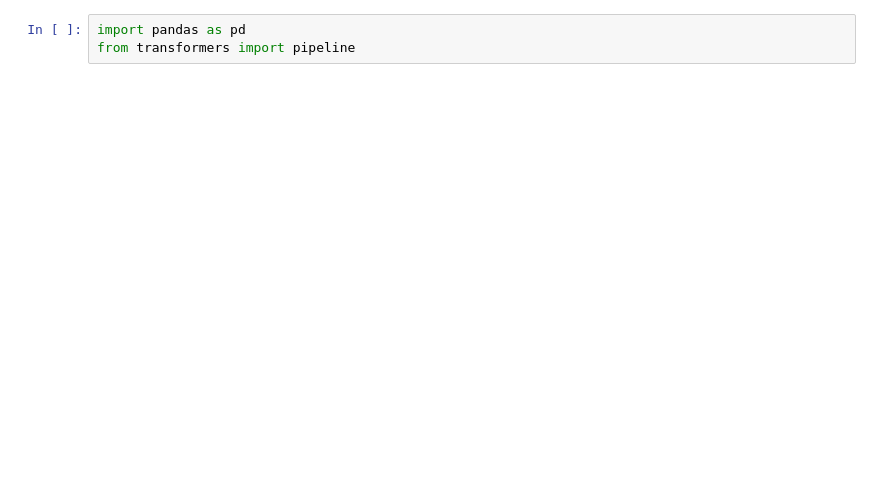
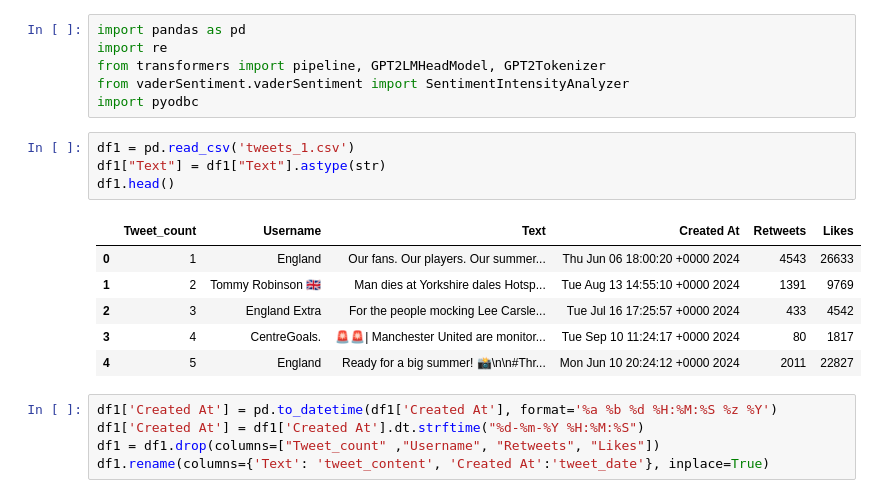
Before and after one commit to triom/LIVE-TWITTER-SENTIMENT-ANALYSIS, a Jupyter notebook: src/draft.ipynb, the cells around one changed output. Saved outputs shown, nothing was run; the diff lists cells and outputs as text; blank space fills up the shorter version.

```diff
--- a/src/draft.ipynb
+++ b/src/draft.ipynb
@@ -1,3 +1,22 @@
 # %%
 import pandas as pd
-from transformers import pipeline
+import re
+from transformers import pipeline, GPT2LMHeadModel, GPT2Tokenizer
+from vaderSentiment.vaderSentiment import SentimentIntensityAnalyzer
+import pyodbc
+# %%
+df1 = pd.read_csv('tweets_1.csv')
+df1["Text"] = df1["Text"].astype(str)
+df1.head()
+# %% [output]
+|  | Tweet_count | Username | Text | Created At | Retweets | Likes |
+| 0 | 1 | England | Our fans. Our players. Our summer... | Thu Jun 06 18:00:20 +0000 2024 | 4543 | 26633 |
+| 1 | 2 | Tommy Robinson 🇬🇧 | Man dies at Yorkshire dales Hotsp... | Tue Aug 13 14:55:10 +0000 2024 | 1391 | 9769 |
+| 2 | 3 | England Extra | For the people mocking Lee Carsle... | Tue Jul 16 17:25:57 +0000 2024 | 433 | 4542 |
+| 3 | 4 | CentreGoals. | 🚨🚨| Manchester United are monitor... | Tue Sep 10 11:24:17 +0000 2024 | 80 | 1817 |
+| 4 | 5 | England | Ready for a big summer! 📸\n\n#Thr... | Mon Jun 10 20:24:12 +0000 2024 | 2011 | 22827 |
+# %%
+df1['Created At'] = pd.to_datetime(df1['Created At'], format='%a %b %d %H:%M:%S %z %Y')
+df1['Created At'] = df1['Created At'].dt.strftime("%d-%m-%Y %H:%M:%S")
+df1 = df1.drop(columns=["Tweet_count" ,"Username", "Retweets", "Likes"])
+df1.rename(columns={'Text': 'tweet_content', 'Created At':'tweet_date'}, inplace=True)
```
Also changed, not shown: parts of 14 cells of this notebook, 8 other files.
